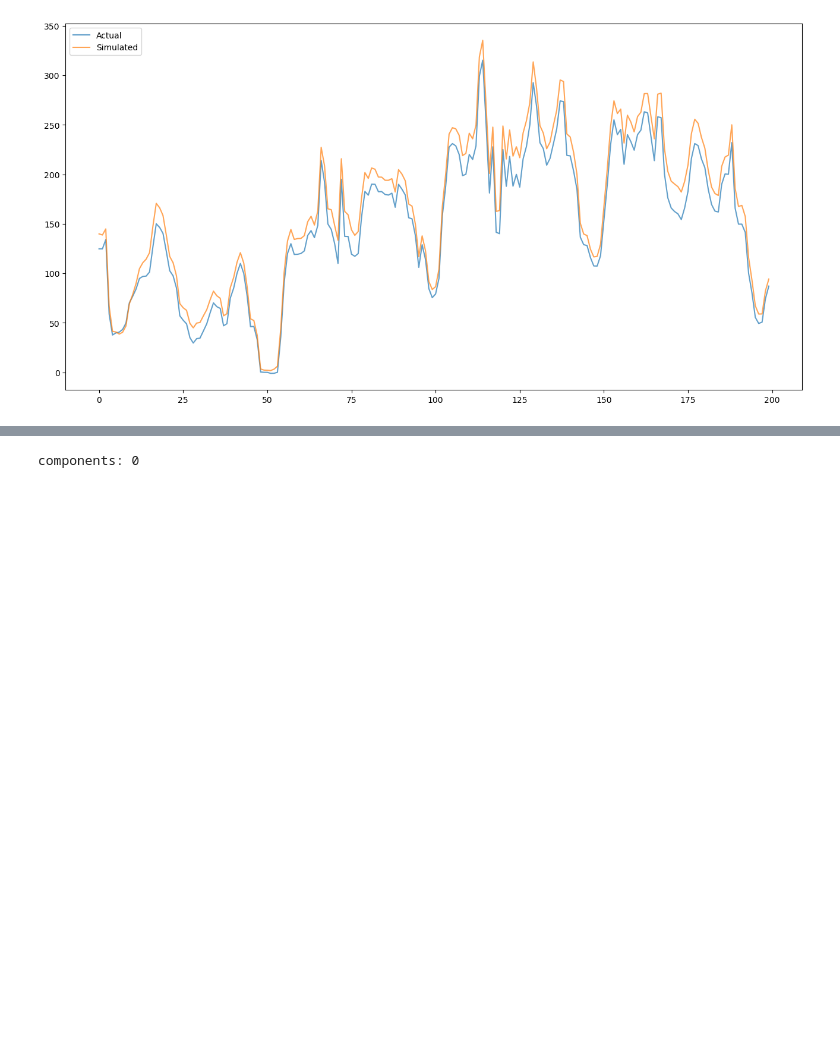
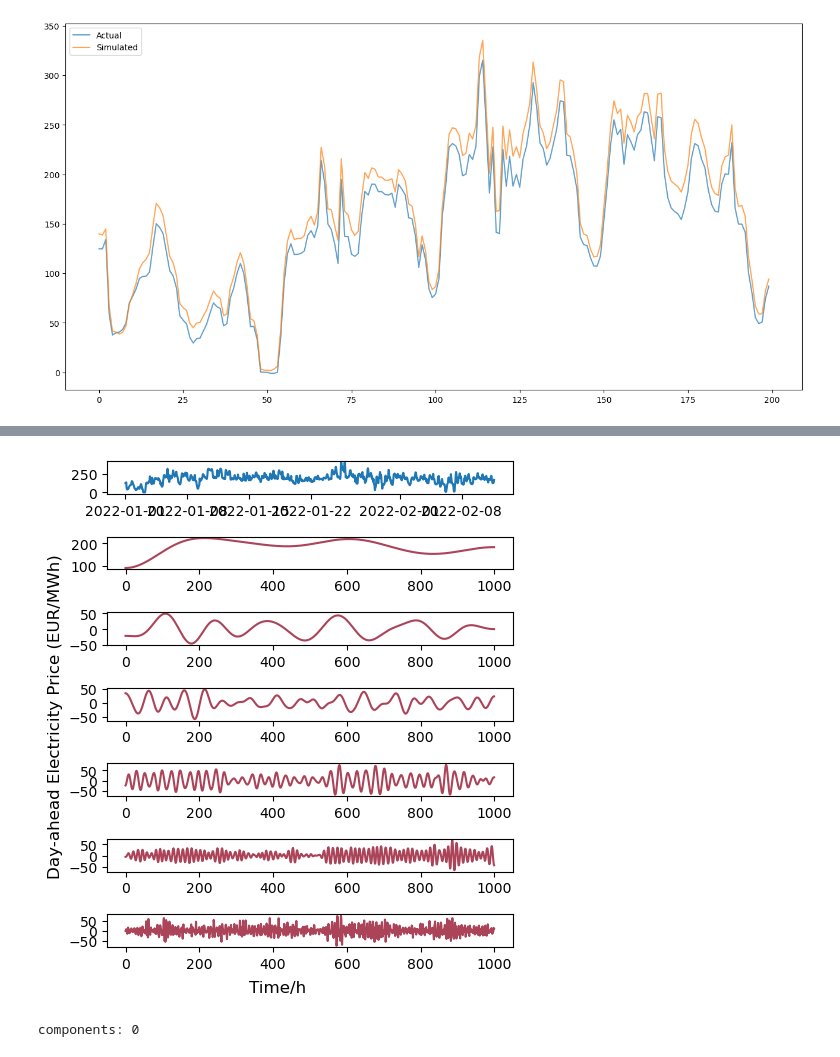
Before and after one commit to Celqaz/dutch_electricity_price_prediction, a Jupyter notebook: notebooks/model_ewt_lstm.ipynb, the cells around one changed output, grey strips where cells are left out. Saved outputs shown, nothing was run; the diff lists cells and outputs as text; code cells hidden in the pictures; blank space fills up the shorter version.

```diff
--- a/notebooks/model_ewt_lstm.ipynb
+++ b/notebooks/model_ewt_lstm.ipynb
@@ -121,3 +133,21 @@ plt.savefig(f'eda_plot/{file_name}.png', dpi=300, bbox_inches="tight")
+# %%
+fig, axes= plt.subplots(7,1, figsize=(5,6))
+axes[0].plot(df_ewt[:1000], label = 'Original Data')
+# axes[0].legend(loc=2)
+for i in range(sig_comps_plt.shape[1]):
+    axes[i+1].plot(sig_comps_plt[:,i], label = f'Decomposed Series {i+1}', c= '#AB4459')
+    # axes[i + 1].legend(loc=2)
+
+# Add a common ylabel and xlabel for the entire figure
+fig.text(0.04, 0.5, 'Day-ahead Electricity Price (EUR/MWh)', va='center', rotation='vertical', fontsize=12)
+fig.text(0.5, 0.04, 'Time/h', ha='center', fontsize=12)
+
+# Adjust spacing
+plt.tight_layout(rect=[0.05, 0.05, 1, 0.95])
+# file_name = 'ewt_decompose'
+# plt.savefig(f'eda_plot/{file_name}.png', dpi=300, bbox_inches="tight")
+# %% [output]
+[figure, added]
 # %%
 def lstm_model_ewt(train_data, test_data):
     # Step 3: Normalize each component separately
```
Also changed, not shown: parts of 5 cells of this notebook, 1 other file.
